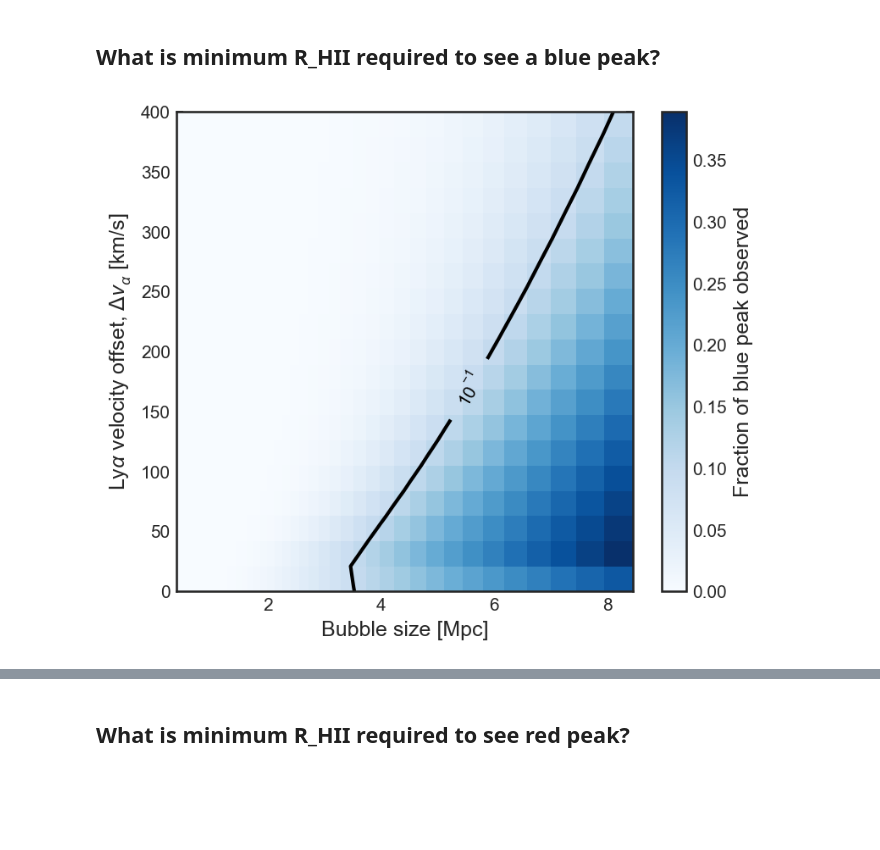
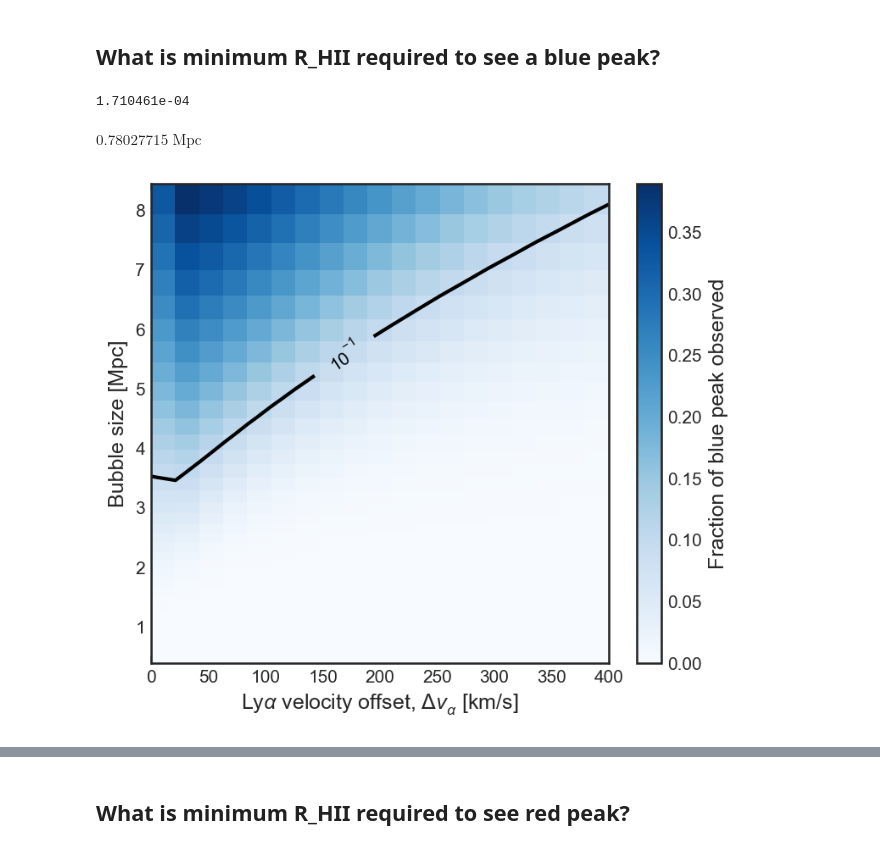
Before and after one commit to charlottenosam/LyaLineshapes, a Jupyter notebook: notebooks/bubble_size_lya_DV.ipynb, the cells around one changed output, grey strips where cells are left out. Drawn from its saved outputs; the diff is of its cells as text; code cells hidden in the pictures; blank space fills up the shorter version.

```diff
--- a/notebooks/bubble_size_lya_DV.ipynb
+++ b/notebooks/bubble_size_lya_DV.ipynb
@@ -269,0 +267,7 @@ plt.savefig('../figs/x_HI_spectralindex.pdf')
+# %%
+T = np.logspace(0, 6)
+
+plt.loglog(T, bubbles.alpha_rec_B(T))
+
+plt.xlabel('Temperature [K]')
+plt.ylabel('Case B recombination coefficient [cm$^3$ s$^{-1}$]')
@@ -392,7 +425,8 @@ Neutral hydrogen density depends on HI fraction, calculate this inside the HII r
 $$ n_H(z) = n_{H,0}(z) x_{HI}$$
 # %%
 def optical_depth(wave_em, T, z_min, z_max, z_s=7.,
-                  inside_HII=True, C_HII=3., Ndot_ion=1.e57/u.s):
+                  inside_HII=True, C_HII=3.,
+                  Ndot_ion=1.e57/u.s):
     """
     Lya optical depth as a function of wavelength
     using definition of optical depth and Lya cross-section
@@ -432,7 +466,7 @@ def optical_depth(wave_em, T, z_min, z_max, z_s=7.,
         # Residual neutral fraction
         if inside_HII:
             r = bubbles.comoving_distance_from_source_Mpc(ztab, z_s)
-            xHI = xHI_R(r, z_s, fesc=0.5*Ndot_ion/(1.e57/u.s), C=3.) # Only source flux
+            xHI = xHI_R(r, z_s, fesc=0.5*Ndot_ion/(1.e57/u.s), C=C_HII, T=T.value) # Only source flux
         else:
             xHI = 1.
 
@@ -617,0 +619,25 @@ plot_tau_all(tau_tab, wave_em, R_ion, transmission=True)
+# %%
+Ndot_ion = 2.e55/u.s
+
+z_s = 7.
+
+R_ion = R_bubble_CenHaiman2000(z_s=z_s, Ndot_ion=Ndot_ion, t_source=1e8*u.year)
+z_ion = bubbles.z_at_comoving_distance(R_ion, z_1=z_s)
+z_min = 6.
+
+T_tab = [1e4, 1e5, 5e5, 1e6]
+
+for T in T_tab:
+    tau_HII_T = optical_depth(wave_em, z_min=z_ion, z_max=z_s, z_s=z_s,
+                              inside_HII=True, T=T*u.K, Ndot_ion=Ndot_ion)
+
+#     plt.semilogy(wave_em, (tau_HII_T), label='$T=%.1e$ K' % T)
+    plt.plot(wave_em, np.exp(-tau_HII_T), label='$T=%.1e$ K' % T, alpha=0.8)
+
+plt.xlabel('Emitted wavelength [A]')
+# plt.ylabel(r'Lya optical depth $\tau$')
+plt.ylabel(r'Lya transmission $e^{-\tau}$')
+
+plt.title('Inside HII region only')
+
+plt.legend()
@@ -956,26 +994,33 @@ Text(0, 0.5, 'Normalized Lya flux')
 [figure]
 # %% [markdown]
 ## What is minimum R_HII required to see a blue peak?
+# %%
+print('%e' % bubbles.n_H(z=9.1).value)
+
+((3*1e70/4/np.pi/bubbles.n_H(z=9.1))**(1./3.)).to(u.Mpc)
+# %% [output]
+1.710461e-04
+$0.78027715 \; \mathrm{Mpc}$
 # %%
 plt.figure(figsize=(5.8, 5))
 
-im = plt.pcolormesh(R_ion_tab, line_DV, Tigm_blue, cmap='Blues')
+im = plt.pcolormesh(line_DV, R_ion_tab, Tigm_blue.T, cmap='Blues')
 plt.colorbar(im, label=r'Fraction of blue peak observed')
 
 # Tigm_levels = [0.001, 0.01, 0.1]
 # linestyles=['solid', 'dashed', 'dotted']
 Tigm_levels = [0.1]
-cs = plt.contour(R_ion_tab, line_DV, Tigm_blue, levels=Tigm_levels,
+cs = plt.contour(line_DV, R_ion_tab, Tigm_blue.T, levels=Tigm_levels,
                  colors='k')
 
 fmt = ticker.LogFormatterMathtext()
 fmt.create_dummy_axis()
 
 plt.clabel(cs, cs.levels, inline_spacing=20., fmt=fmt)
 
-plt.xlabel('Bubble size [Mpc]')
-plt.ylabel(r'Ly$\alpha$ velocity offset, $\Delta v_\alpha$ [km/s]')
+plt.ylabel('Bubble size [Mpc]')
+plt.xlabel(r'Ly$\alpha$ velocity offset, $\Delta v_\alpha$ [km/s]')
 
 plt.savefig('transmission_bubblesize_deltav_bluepeak.pdf', bbox_inches='tight')
 # %% [output]
-[figure, old version]
+[figure, new version]
```
Also changed, not shown: parts of 24 cells of this notebook, 12 other files.
